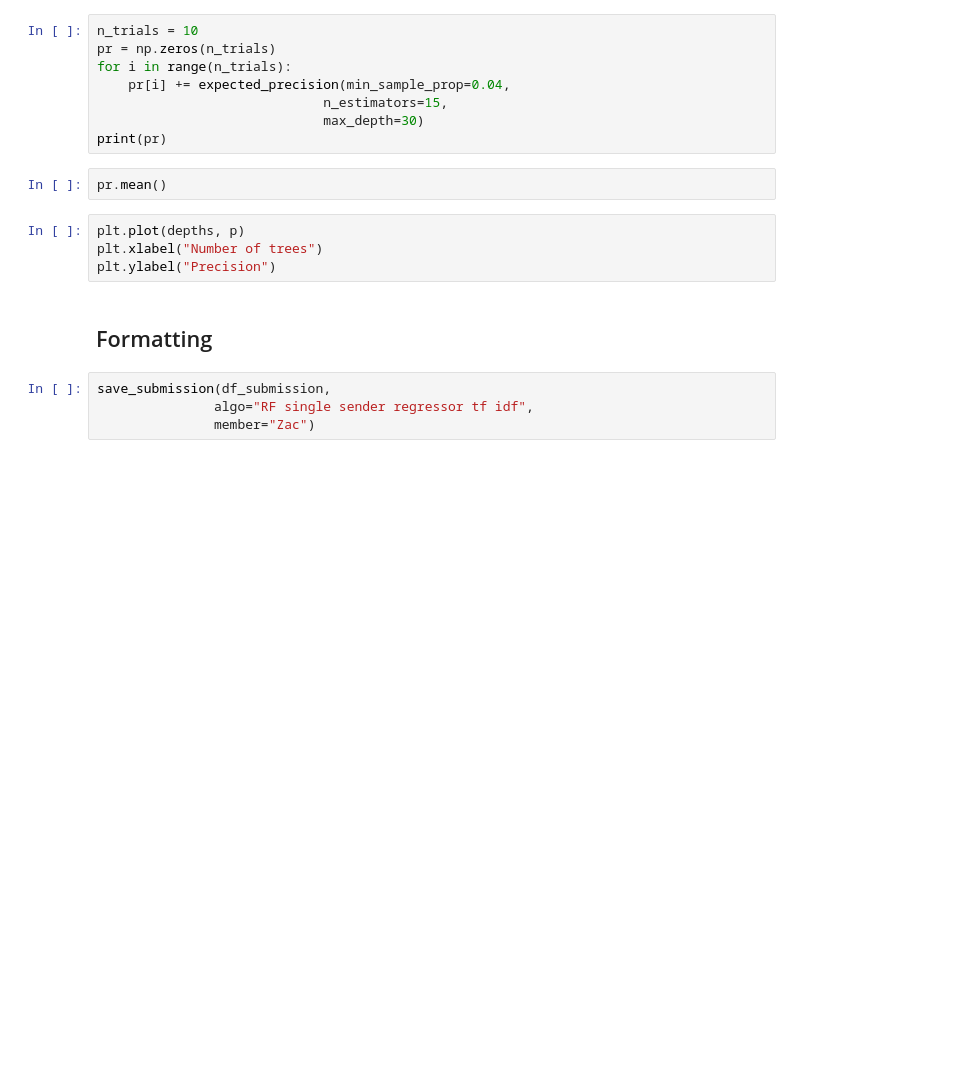
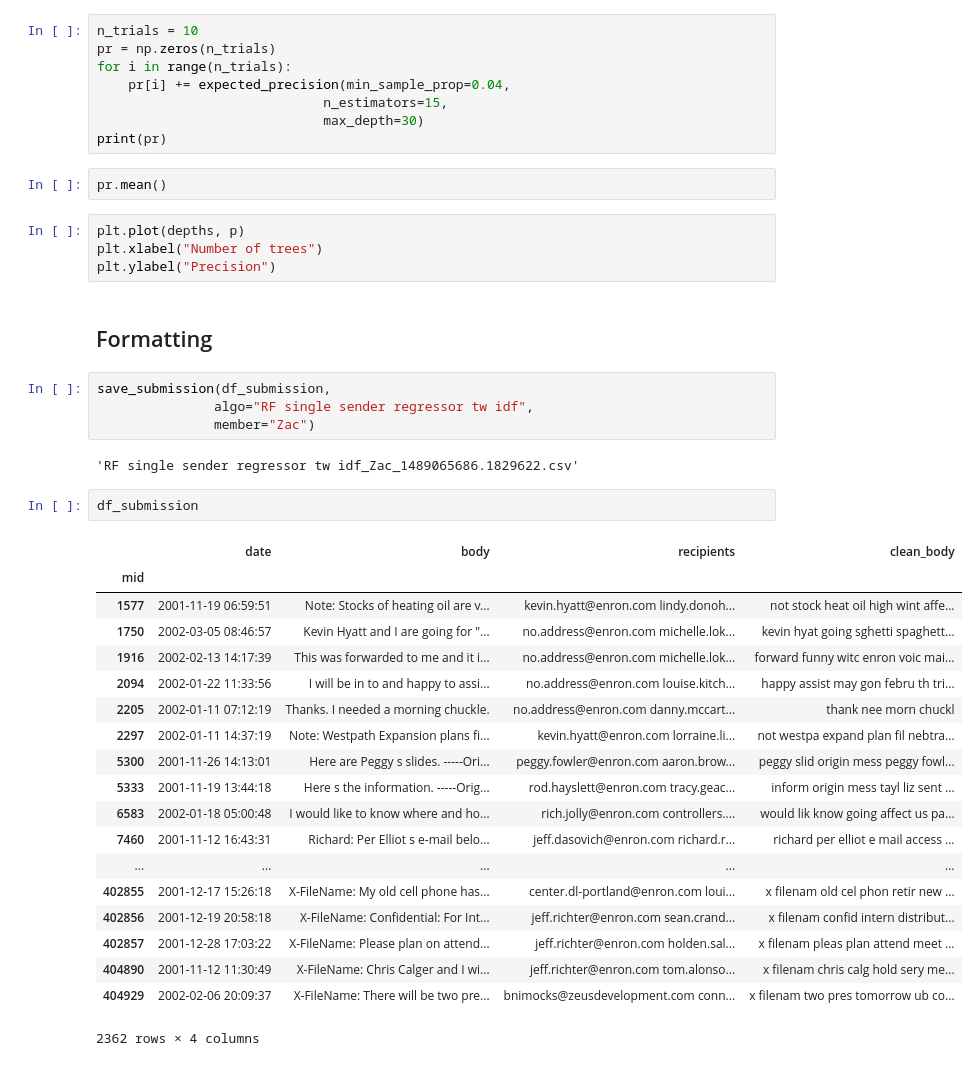
Before and after one commit to louismartin/email-classification-challenge, a Jupyter notebook: zac_experiments.ipynb, the cells around one changed output. Drawn from its saved outputs; the diff is of its cells as text; blank space fills up the shorter version.

```diff
--- a/zac_experiments.ipynb
+++ b/zac_experiments.ipynb
@@ -184,5 +236,29 @@ plt.ylabel("Precision")
 ## Formatting
 # %%
 save_submission(df_submission,
-               algo="RF single sender regressor tf idf",
+               algo="RF single sender regressor tw idf",
                member="Zac")
+# %% [output]
+'RF single sender regressor tw idf_Zac_1489065686.1829622.csv'
+# %%
+df_submission
+# %% [output]
+|  | date | body | recipients | clean_body |
+| mid |  |  |  |  |
+| 1577 | 2001-11-19 06:59:51 | Note: Stocks of heating oil are v... | kevin.hyatt@enron.com lindy.donoh... | not stock heat oil high wint affe... |
+| 1750 | 2002-03-05 08:46:57 | Kevin Hyatt and I are going for "... | no.address@enron.com michelle.lok... | kevin hyat going sghetti spaghett... |
+| 1916 | 2002-02-13 14:17:39 | This was forwarded to me and it i... | no.address@enron.com michelle.lok... | forward funny witc enron voic mai... |
+| 2094 | 2002-01-22 11:33:56 | I will be in to and happy to assi... | no.address@enron.com louise.kitch... | happy assist may gon febru th tri... |
+| 2205 | 2002-01-11 07:12:19 | Thanks. I needed a morning chuckle. | no.address@enron.com danny.mccart... | thank nee morn chuckl |
+| 2297 | 2002-01-11 14:37:19 | Note: Westpath Expansion plans fi... | kevin.hyatt@enron.com lorraine.li... | not westpa expand plan fil nebtra... |
+| 5300 | 2001-11-26 14:13:01 | Here are Peggy s slides. -----Ori... | peggy.fowler@enron.com aaron.brow... | peggy slid origin mess peggy fowl... |
+| 5333 | 2001-11-19 13:44:18 | Here s the information. -----Orig... | rod.hayslett@enron.com tracy.geac... | inform origin mess tayl liz sent ... |
+| 6583 | 2002-01-18 05:00:48 | I would like to know where and ho... | rich.jolly@enron.com controllers.... | would lik know going affect us pa... |
+| 7460 | 2001-11-12 16:43:31 | Richard: Per Elliot s e-mail belo... | jeff.dasovich@enron.com richard.r... | richard per elliot e mail access ... |
+| ... | ... | ... | ... | ... |
+| 402855 | 2001-12-17 15:26:18 | X-FileName: My old cell phone has... | center.dl-portland@enron.com loui... | x filenam old cel phon retir new ... |
+| 402856 | 2001-12-19 20:58:18 | X-FileName: Confidential: For Int... | jeff.richter@enron.com sean.crand... | x filenam confid intern distribut... |
+| 402857 | 2001-12-28 17:03:22 | X-FileName: Please plan on attend... | jeff.richter@enron.com holden.sal... | x filenam pleas plan attend meet ... |
+| 404890 | 2001-11-12 11:30:49 | X-FileName: Chris Calger and I wi... | jeff.richter@enron.com tom.alonso... | x filenam chris calg hold sery me... |
+| 404929 | 2002-02-06 20:09:37 | X-FileName: There will be two pre... | bnimocks@zeusdevelopment.com conn... | x filenam two pres tomorrow ub co... |
+2362 rows × 4 columns
```
Also changed, not shown: parts of 17 cells of this notebook, 2 other files.
